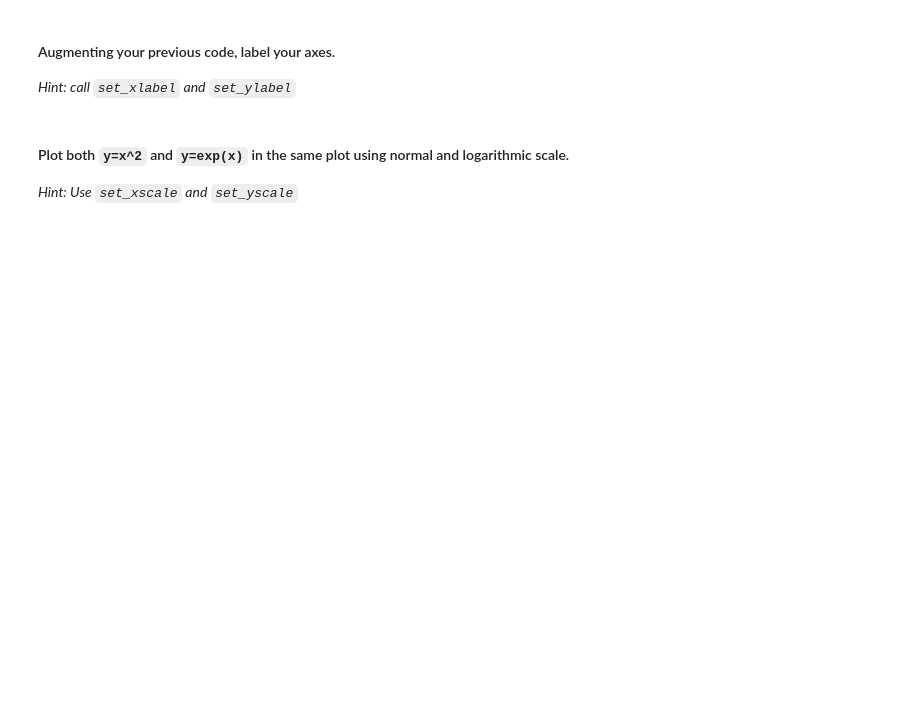
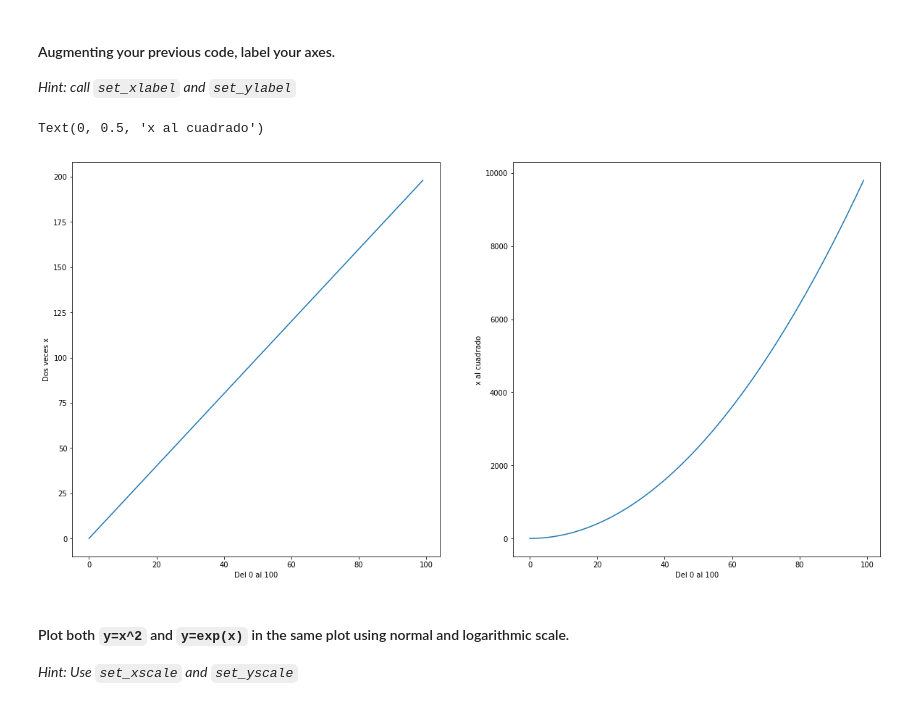
Before and after one commit to LiviaCanet/datamad0119, a Jupyter notebook: module-2/lab-matplotlib-seaborn/your-code/challenge-1.ipynb, the cells around one changed output. Drawn from its saved outputs; the diff is of its cells as text; code cells hidden in the pictures; blank space fills up the shorter version.

```diff
--- a/module-2/lab-matplotlib-seaborn/your-code/challenge-1.ipynb
+++ b/module-2/lab-matplotlib-seaborn/your-code/challenge-1.ipynb
@@ -49,3 +69,16 @@ z = x**2
+# %%
+# your code here
+
+fig, axes = plt.subplots(1,2, figsize = (20, 10))
+axes[0].plot(x,y)
+axes[0].set_xlabel('Del 0 al 100')
+axes[0].set_ylabel('Dos veces x')
+axes[1].plot(x,z)
+axes[1].set_xlabel('Del 0 al 100')
+axes[1].set_ylabel('x al cuadrado')
+# %% [output]
+Text(0, 0.5, 'x al cuadrado')
+[figure, added]
 # %% [markdown]
 #### Plot both `y=x^2` and `y=exp(x)` in the same plot using normal and logarithmic scale.
 
```
Also changed, not shown: parts of 8 cells of this notebook.
